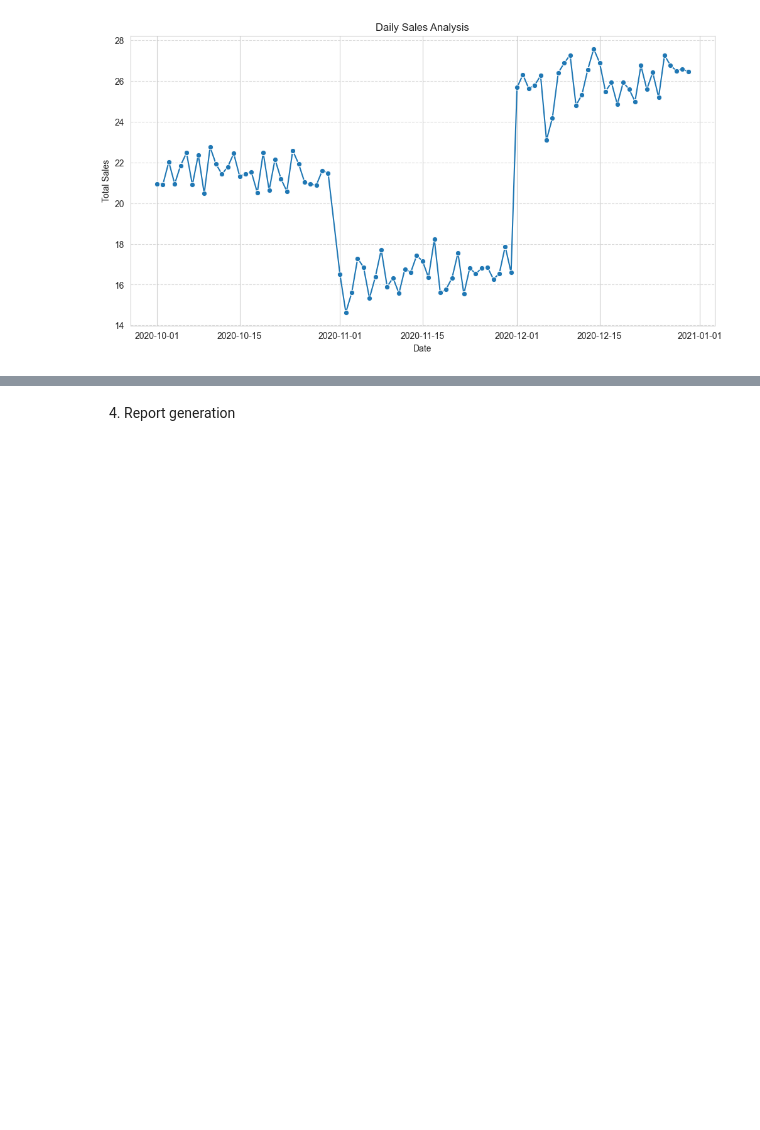
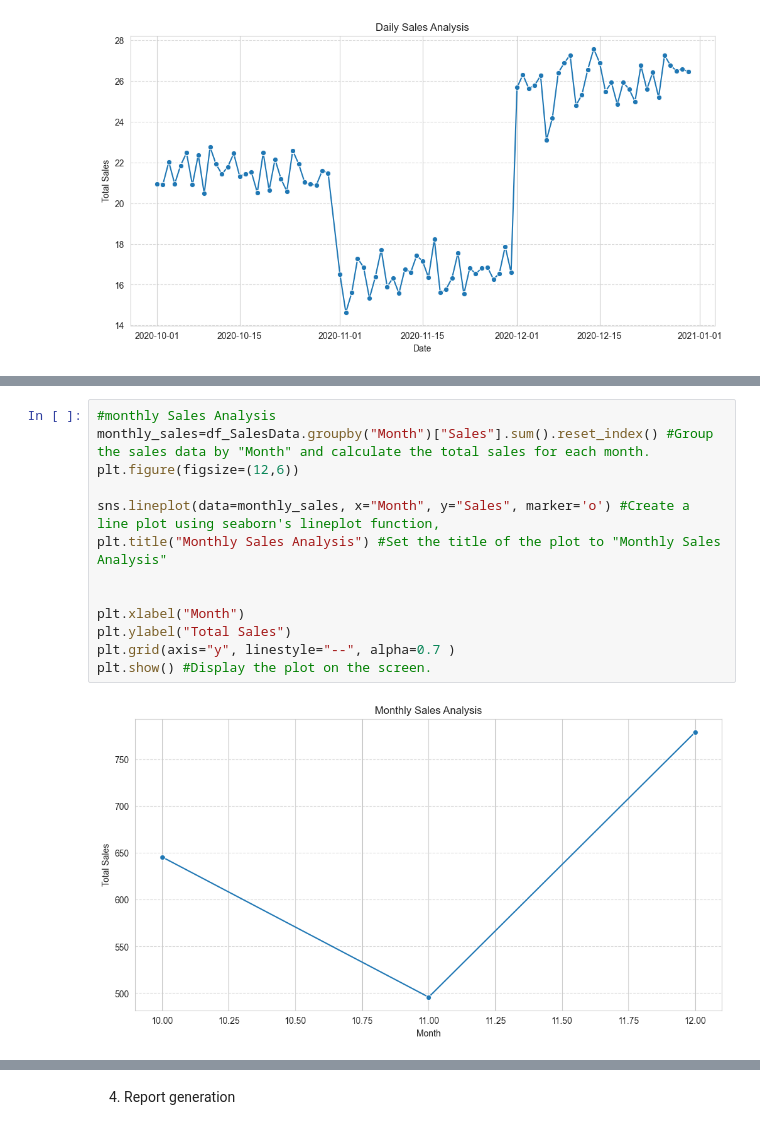
Before and after one commit to srinipar/AILabs, a Jupyter notebook: AIMLIIT/Projects/DS_Sales Analysis/SalesAnalysis.ipynb, the cells around one changed output, grey strips where cells are left out. Saved outputs shown, nothing was run; the diff lists cells and outputs as text; blank space fills up the shorter version.

```diff
--- a/AIMLIIT/Projects/DS_Sales Analysis/SalesAnalysis.ipynb
+++ b/AIMLIIT/Projects/DS_Sales Analysis/SalesAnalysis.ipynb
@@ -376,0 +392,15 @@ plt.show() #Display the plot on the screen.
+# %%
+#monthly Sales Analysis
+monthly_sales=df_SalesData.groupby("Month")["Sales"].sum().reset_index() #Group the sales data by "Month" and calculate the total sales for each month.
+plt.figure(figsize=(12,6))
+
+sns.lineplot(data=monthly_sales, x="Month", y="Sales", marker='o') #Create a line plot using seaborn's lineplot function,
+plt.title("Monthly Sales Analysis") #Set the title of the plot to "Monthly Sales Analysis"
+
+
+plt.xlabel("Month")
+plt.ylabel("Total Sales")
+plt.grid(axis="y", linestyle="--", alpha=0.7 )
+plt.show() #Display the plot on the screen.
+# %% [output]
+[figure, added]
```
Also changed, not shown: parts of 2 cells of this notebook.
